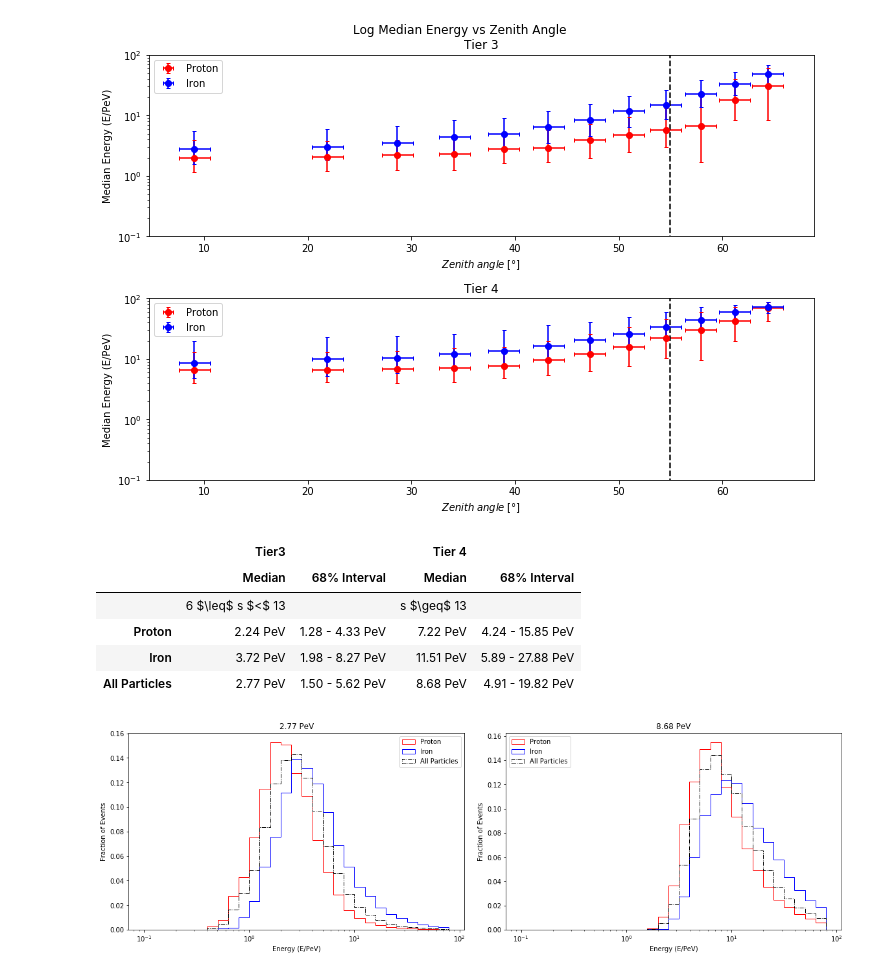
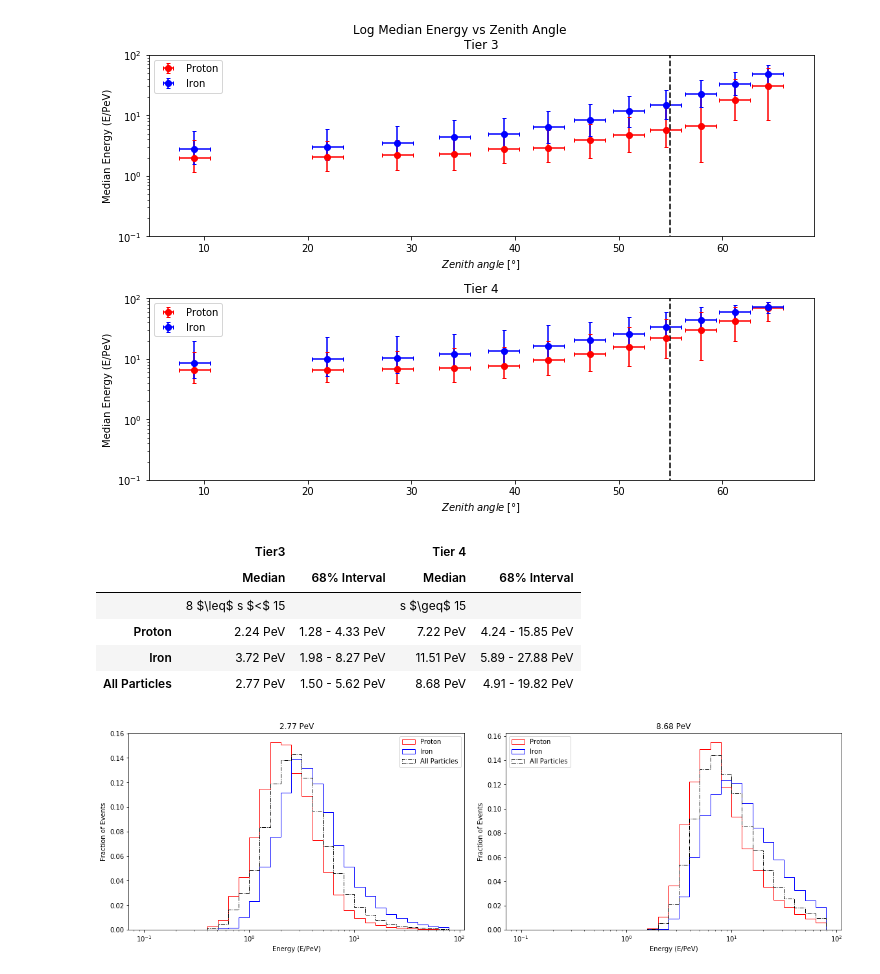
Before and after one commit to RajwolChapagain/Cosmic-Ray-Anisotropy-Analysis, a Jupyter notebook: 03_sim_study/002_loading_graphs.ipynb, the cells around one changed output. Saved outputs shown, nothing was run; the diff lists cells and outputs as text; code cells hidden in the pictures.

Commit message:
Correct station cuts for median/68% table

```diff
--- a/03_sim_study/002_loading_graphs.ipynb
+++ b/03_sim_study/002_loading_graphs.ipynb
@@ -884,7 +884,7 @@ def getMedian(data):
 dat = []
 # dat.append(["3 $\leq$ s $<$ 5", " ", "5 $\leq$ s $<$ 9", " ",
 #             "9 $\leq$ s $<$ 16", " ", "s $\geq$ 16", " "])
-dat.append(["6 $\leq$ s $<$ 13", " ", "s $\geq$ 13", " "])
+dat.append(["8 $\leq$ s $<$ 15", " ", "s $\geq$ 15", " "])
 
 row = []
 # for arra in [[mc_en_p_t1, mc_w_p_t1], [mc_en_p_t2, mc_w_p_t2], [mc_en_p_t3, mc_w_p_t3], [mc_en_p_t4, mc_w_p_t4]]:
@@ -900,34 +900,34 @@ dat.append(row)
 row = []
 # for arra in [[mc_en_fe_t1, mc_w_fe_t1], [mc_en_fe_t2, mc_w_fe_t2], [mc_en_fe_t3, mc_w_fe_t3], [mc_en_fe_t4, mc_w_fe_t4]]:
 for arra in [[mc_en_fe_t3, mc_w_fe_t3], [mc_en_fe_t4, mc_w_fe_t4]]:
     median, std = getMedian(arra)
     median = '{:.2f} PeV'.format(median)
     ran = '{:.2f} - {:.2f} PeV'.format(std[0], std[1])
 
     row.extend([median, ran])
 dat.append(row)
 
 row = []
 # for arra in [[mc_en_t1, mc_w_t1], [mc_en_t2, mc_w_t2], [mc_en_t3, mc_w_t3], [mc_en_t4, mc_w_t4]]:
 for arra in [[mc_en_t3, mc_w_t3], [mc_en_t4, mc_w_t4]]:
     median, std = getMedian(arra)
     median = '{:.2f} PeV'.format(median)
     ran = '{:.2f} - {:.2f} PeV'.format(std[0], std[1])
 
     row.extend([median, ran])
 
 dat.append(row)
 # df = pd.DataFrame(dat, index=pd.Index([' ', 'Proton', 'Iron', 'All Particles']),
 #                       columns=pd.MultiIndex.from_product([['Tier 1', 'Tier 2', 'Tier 3', 'Tier 4'],['Median', '68% Interval']]))
 df = pd.DataFrame(dat, index=pd.Index([' ', 'Proton', 'Iron', 'All Particles']),
                       # columns=pd.MultiIndex.from_product([['Tier 1', 'Tier2', 'Tier3', 'Tier 4'],['Median', '68% Interval']]))
                       columns=pd.MultiIndex.from_product([['Tier3', 'Tier 4'],['Median', '68% Interval']]))
 display(df)
 #df.to_pickle('/home/gagrawal/jsummers/output/energytable2012.pkl')
 # %% [output]
 |  | Tier3 |  | Tier 4 |  |
 |  | Median | 68% Interval | Median | 68% Interval |
-|  | 6 $\leq$ s $<$ 13 |  | s $\geq$ 13 |  |
+|  | 8 $\leq$ s $<$ 15 |  | s $\geq$ 15 |  |
 | Proton | 2.24 PeV | 1.28 - 4.33 PeV | 7.22 PeV | 4.24 - 15.85 PeV |
 | Iron | 3.72 PeV | 1.98 - 8.27 PeV | 11.51 PeV | 5.89 - 27.88 PeV |
 | All Particles | 2.77 PeV | 1.50 - 5.62 PeV | 8.68 PeV | 4.91 - 19.82 PeV |
```
